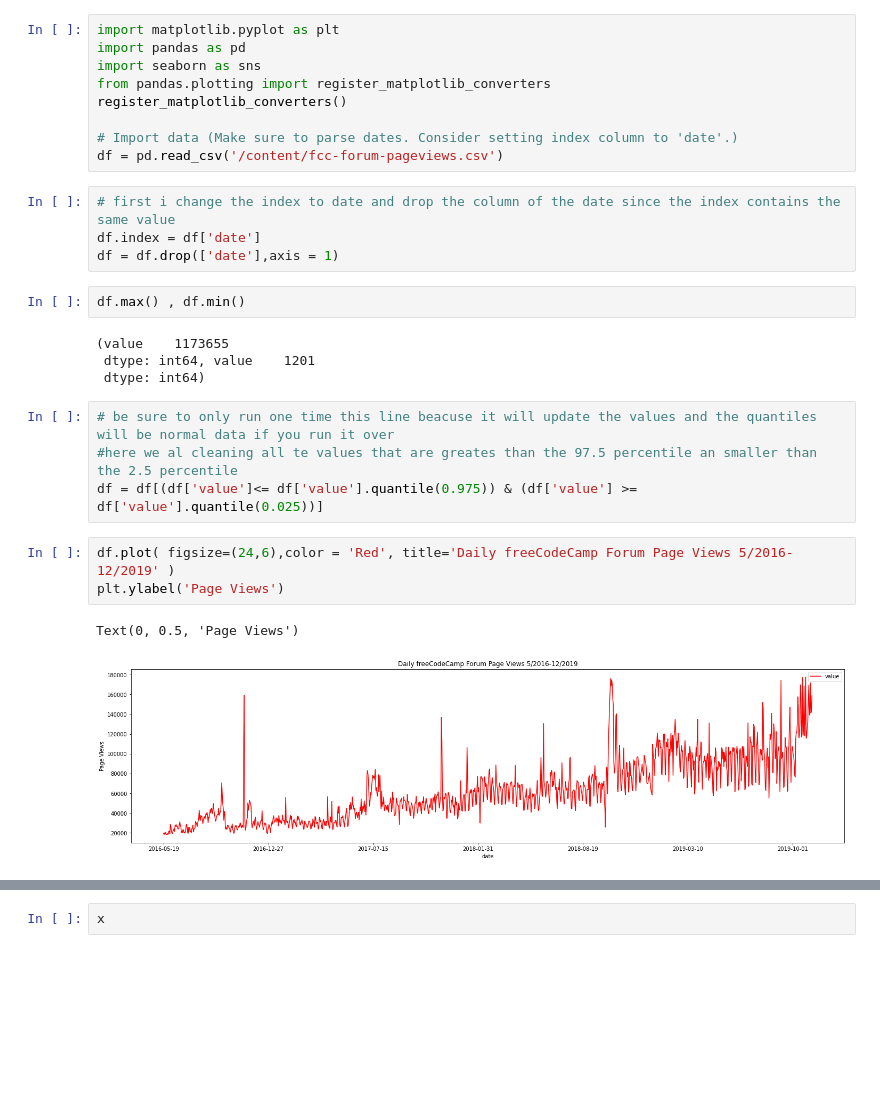
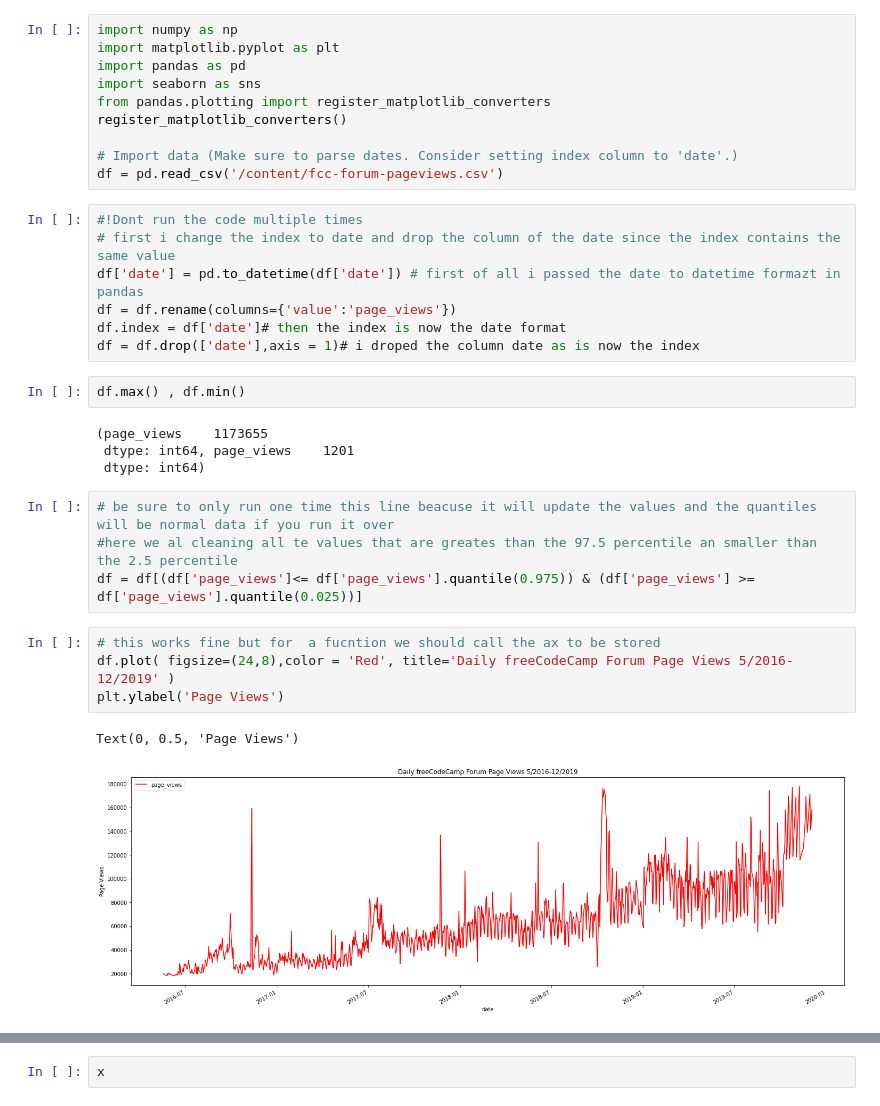
Before and after one commit to RioDeMilo/Data-analysis-with-python-projects, a Jupyter notebook: Page_View_Time_Series_Visualizer.ipynb, the cells around one changed output, grey strips where cells are left out. Saved outputs shown, nothing was run; the diff lists cells and outputs as text; blank space fills up the shorter version.

```diff
--- a/Page_View_Time_Series_Visualizer.ipynb
+++ b/Page_View_Time_Series_Visualizer.ipynb
@@ -1,6 +1,7 @@
 # %% [markdown]
 <a href="https://colab.research.google.com/github/RioDeMilo/Data-analysis-with-python-projects/blob/main/Page_View_Time_Series_Visualizer.ipynb" target="_parent"><img src="https://colab.research.google.com/assets/colab-badge.svg" alt="Open In Colab"/></a>
 # %%
+import numpy as np
 import matplotlib.pyplot as plt
 import pandas as pd
 import seaborn as sns
@@ -10,22 +11,26 @@ register_matplotlib_converters()
 # Import data (Make sure to parse dates. Consider setting index column to 'date'.)
 df = pd.read_csv('/content/fcc-forum-pageviews.csv')
 # %%
+#!Dont run the code multiple times
 # first i change the index to date and drop the column of the date since the index contains the same value
-df.index = df['date']
-df = df.drop(['date'],axis = 1)
+df['date'] = pd.to_datetime(df['date']) # first of all i passed the date to datetime formazt in pandas
+df = df.rename(columns={'value':'page_views'})
+df.index = df['date']# then the index is now the date format
+df = df.drop(['date'],axis = 1)# i droped the column date as is now the index
 # %%
 df.max() , df.min()
 # %% [output]
-(value    1173655
- dtype: int64, value    1201
+(page_views    1173655
+ dtype: int64, page_views    1201
  dtype: int64)
 # %%
 # be sure to only run one time this line beacuse it will update the values and the quantiles will be normal data if you run it over
 #here we al cleaning all te values that are greates than the 97.5 percentile an smaller than the 2.5 percentile
-df = df[(df['value']<= df['value'].quantile(0.975)) & (df['value'] >= df['value'].quantile(0.025))]
+df = df[(df['page_views']<= df['page_views'].quantile(0.975)) & (df['page_views'] >= df['page_views'].quantile(0.025))]
 # %%
-df.plot( figsize=(24,6),color = 'Red', title='Daily freeCodeCamp Forum Page Views 5/2016-12/2019' )
+# this works fine but for  a fucntion we should call the ax to be stored
+df.plot( figsize=(24,8),color = 'Red', title='Daily freeCodeCamp Forum Page Views 5/2016-12/2019' )
 plt.ylabel('Page Views')
 # %% [output]
 Text(0, 0.5, 'Page Views')
-[figure, old version]
+[figure, new version]
```
Also changed, not shown: parts of 9 cells of this notebook.
